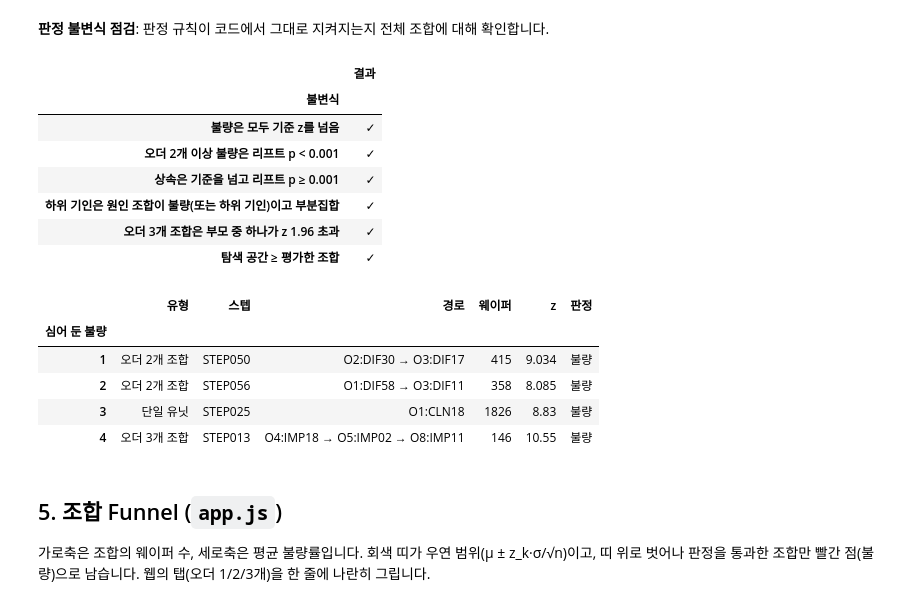
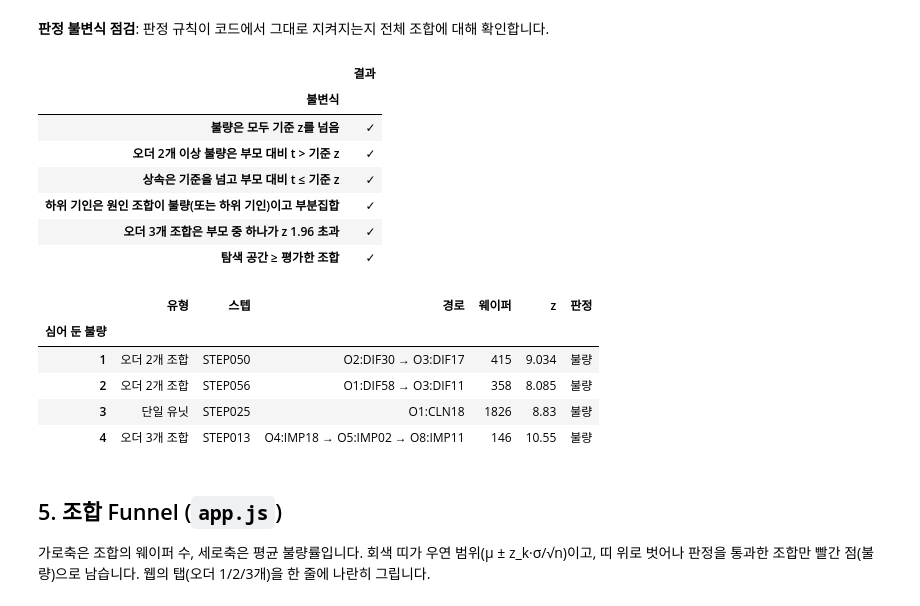
Before and after one commit to mikebbang/edu_claude, a Jupyter notebook: notebooks/funnel_check.ipynb, the cells around one changed output. Saved outputs shown, nothing was run; the diff lists cells and outputs as text; code cells hidden in the pictures.

```diff
--- a/notebooks/funnel_check.ipynb
+++ b/notebooks/funnel_check.ipynb
@@ -1028,30 +1028,30 @@ print(f"[{ENV_LABEL[ENV]}] 조합 {len(res['combos']):,} › 99.8% 이탈 {res['
 # %%
 C_ = res['combos']
 inv = {
     '불량은 모두 기준 z를 넘음': all(c['z'] > zk[c['k']] for c in C_ if c['status'] == 'bad'),
-    '오더 2개 이상 불량은 리프트 p < 0.001': all(c['lift_p'] < LIFT_ALPHA for c in C_ if c['status'] == 'bad' and c['k'] >= 2),
-    '상속은 기준을 넘고 리프트 p ≥ 0.001': all(c['over'] and c['lift_p'] >= LIFT_ALPHA for c in C_ if c['status'] == 'inherited'),
+    '오더 2개 이상 불량은 부모 대비 t > 기준 z': all(c['lift_t'] > zk[c['k']] for c in C_ if c['status'] == 'bad' and c['k'] >= 2),
+    '상속은 기준을 넘고 부모 대비 t ≤ 기준 z': all(c['over'] and c['lift_t'] <= zk[c['k']] for c in C_ if c['status'] == 'inherited'),
     '하위 기인은 원인 조합이 불량(또는 하위 기인)이고 부분집합': all(
         C_[c['explained_by']]['status'] in ('bad', 'explained') and set(c['items']) < set(C_[c['explained_by']]['items'])
         for c in C_ if c['status'] == 'explained'),
     '오더 3개 조합은 부모 중 하나가 z 1.96 초과': all(
         any(res['by_key'][pr['key']]['z'] > Z95 for pr in c['parents'] if pr['key'] in res['by_key']) for c in C_ if c['k'] == 3),
     '탐색 공간 ≥ 평가한 조합': all(res['search_space'][k] >= res['depth_count'][k] for k in (1, 2, 3)),
 }
 display(pd.DataFrame({'결과': ['✓' if v else '✗' for v in inv.values()]}, index=pd.Index(inv, name='불변식')))
 
 display(pd.DataFrame([{
     '유형': TYPE_LABEL[t['effect']['type']], '스텝': steps[t['effect']['step']]['name'],
     '경로': path_label(steps[t['effect']['step']], sorted(t['effect']['items'])),
     '웨이퍼': t['combo']['n'] if t['combo'] else None, 'z': t['combo']['z'] if t['combo'] else None,
     '판정': STATUS_LABEL[t['status']],
 } for t in truth_check(data, res)], index=pd.RangeIndex(1, 5, name='심어 둔 불량')))
 # %% [output]
 |  | 결과 |
 | 불변식 |  |
 | 불량은 모두 기준 z를 넘음 | ✓ |
-| 오더 2개 이상 불량은 리프트 p < 0.001 | ✓ |
-| 상속은 기준을 넘고 리프트 p ≥ 0.001 | ✓ |
+| 오더 2개 이상 불량은 부모 대비 t > 기준 z | ✓ |
+| 상속은 기준을 넘고 부모 대비 t ≤ 기준 z | ✓ |
 | 하위 기인은 원인 조합이 불량(또는 하위 기인)이고 부분집합 | ✓ |
 | 오더 3개 조합은 부모 중 하나가 z 1.96 초과 | ✓ |
 | 탐색 공간 ≥ 평가한 조합 | ✓ |
```
Also changed, not shown: parts of 16 cells of this notebook, 5 other files.
